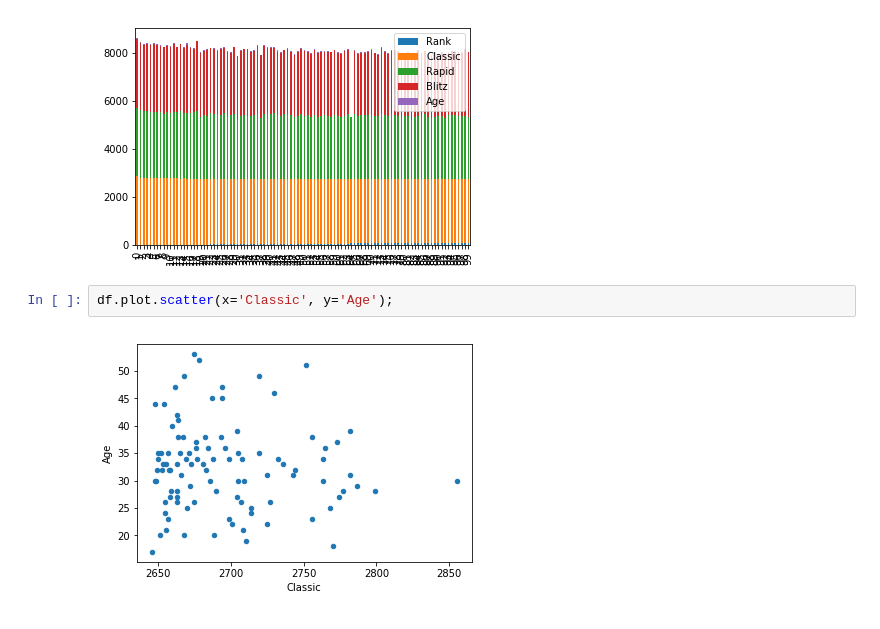
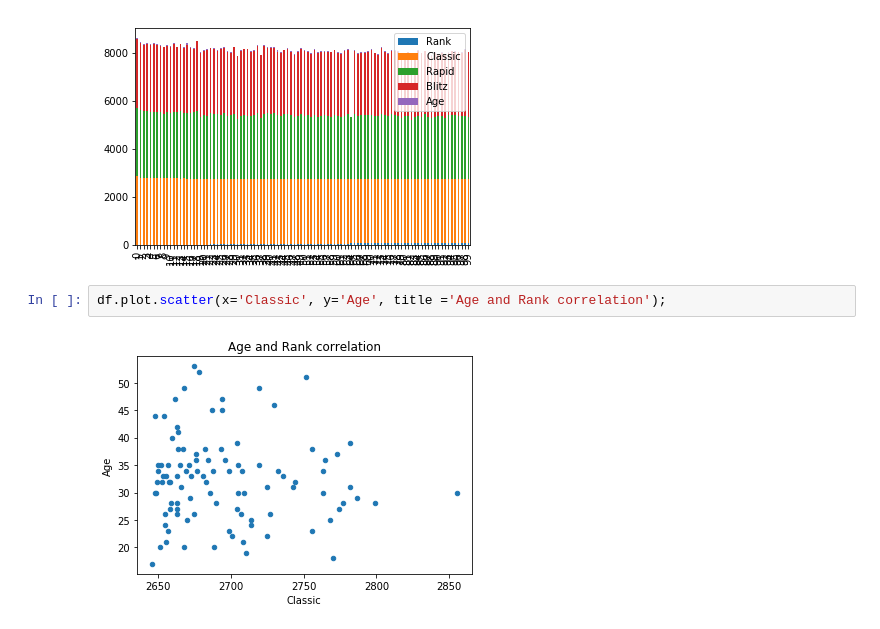
Before and after one commit to PiotrZak/data-analysis, a Jupyter notebook: ChessRating/Chess Rating Analysis.ipynb, the cells around one changed output. Saved outputs shown, nothing was run; the diff lists cells and outputs as text.

```diff
--- a/ChessRating/Chess Rating Analysis.ipynb
+++ b/ChessRating/Chess Rating Analysis.ipynb
@@ -171,6 +171,6 @@ df.plot.bar(stacked=True);
 # %% [output]
 [figure]
 # %%
-df.plot.scatter(x='Classic', y='Age');
+df.plot.scatter(x='Classic', y='Age', title ='Age and Rank correlation');
 # %% [output]
-[figure, old version]
+[figure, new version]
```
Also changed, not shown: 5 other files.
